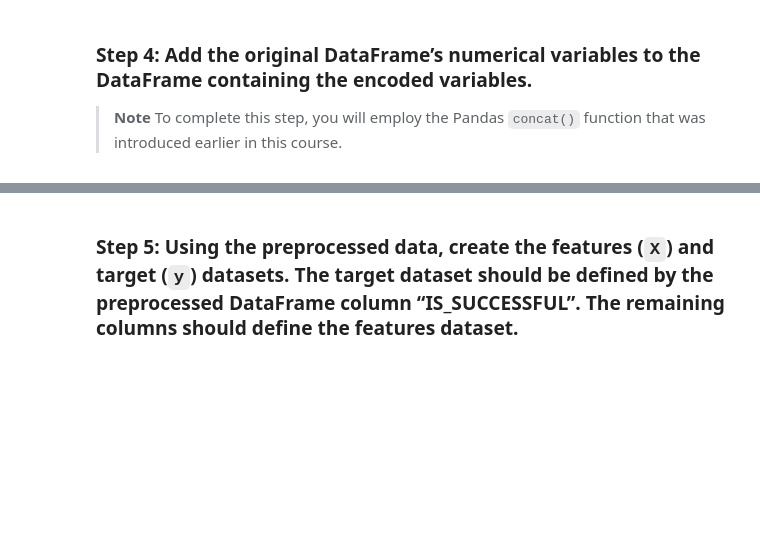
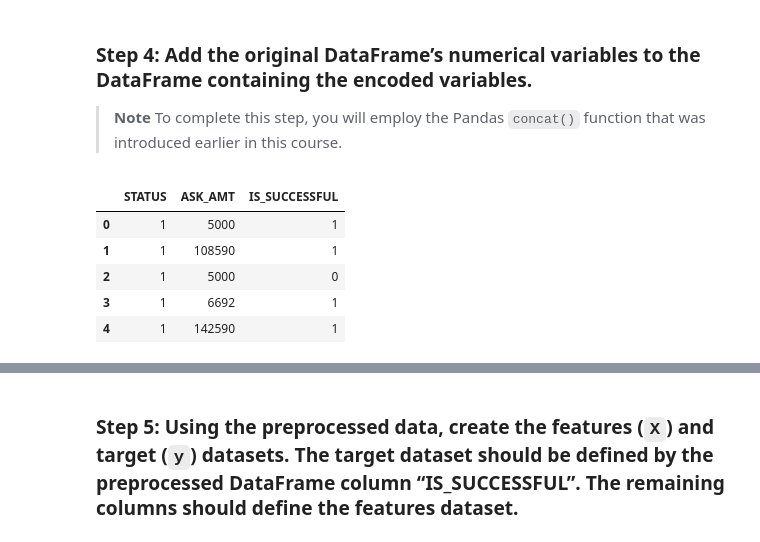
Before and after one commit to JWM09/Risk-Management-Alphabet-Soup, a Jupyter notebook: venture_funding_with_deep_learning.ipynb, the cells around one changed output, grey strips where cells are left out. Drawn from its saved outputs; the diff is of its cells as text; code cells hidden in the pictures; blank space fills up the shorter version.

```diff
--- a/venture_funding_with_deep_learning.ipynb
+++ b/venture_funding_with_deep_learning.ipynb
@@ -145,13 +155,12 @@ applicant_data_df.head()
 # %%
 # Create a list of categorical variables
 categorical_variables = ['APPLICATION_TYPE',
-                         'AFFILIATION',
-                         'CLASSIFICATION',
-                         'USE_CASE',
-                         'ORGANIZATION',
-                         'INCOME_AMT',
-                         'SPECIAL_CONSIDERATIONS'
-                        ]
+ 'AFFILIATION',
+ 'CLASSIFICATION',
+ 'USE_CASE',
+ 'ORGANIZATION',
+ 'INCOME_AMT',
+ 'SPECIAL_CONSIDERATIONS']
 
 # Display the categorical variables list
 categorical_variables
@@ -195,6 +199,19 @@ Length: 114, dtype: object
 ### Step 4: Add the original DataFrame’s numerical variables to the DataFrame containing the encoded variables.
 
 > **Note** To complete this step, you will employ the Pandas `concat()` function that was introduced earlier in this course.
+# %%
+# Create a DataFrame with the columnns containing numerical variables from the original dataset
+numerical_variables_df = applicant_data_df.drop(columns = categorical_variables)
+
+# Review the DataFrame
+numerical_variables_df.head()
+# %% [output]
+|  | STATUS | ASK_AMT | IS_SUCCESSFUL |
+| 0 | 1 | 5000 | 1 |
+| 1 | 1 | 108590 | 1 |
+| 2 | 1 | 5000 | 0 |
+| 3 | 1 | 6692 | 1 |
+| 4 | 1 | 142590 | 1 |
 # %%
 # Add the numerical variables from the original DataFrame to the one-hot encoding DataFrame
 encoded_df = pd.concat([encoded_df, applicant_data_df], axis=1)
```
Also changed, not shown: parts of 4 cells of this notebook.
